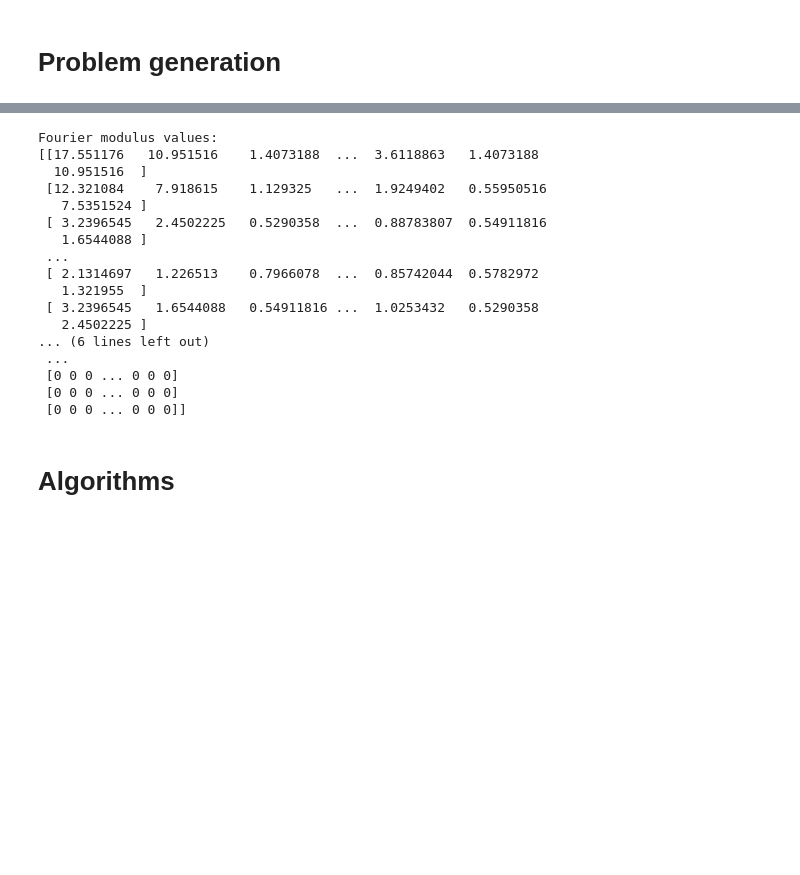
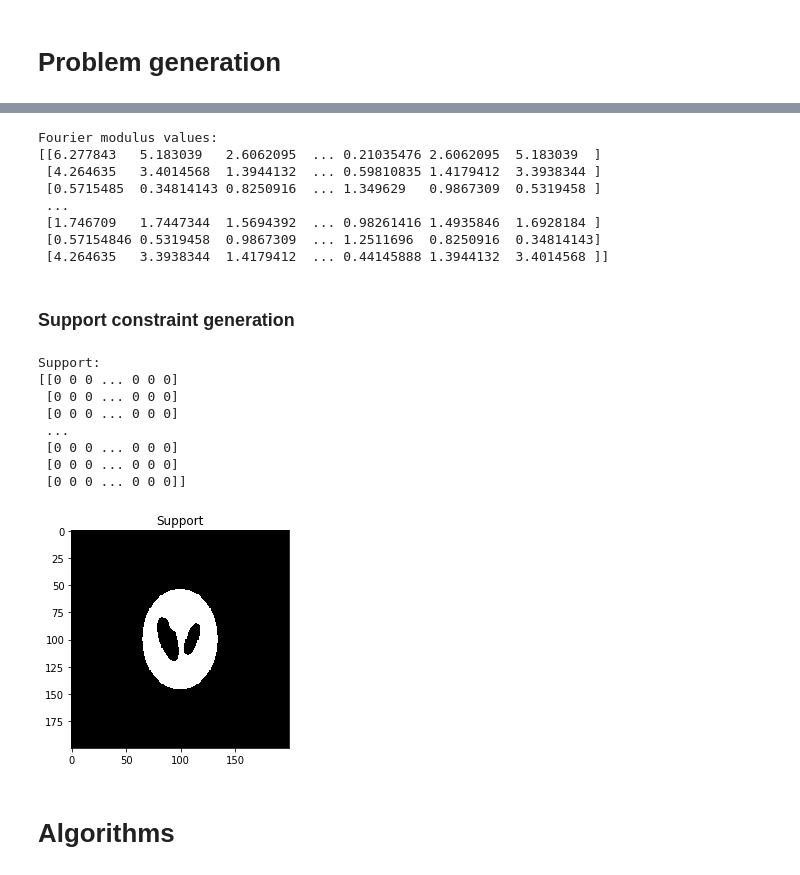
Before and after one commit to Netanyar/Phase-Retrieval, a Jupyter notebook: Problem generator + Phase Retrieval Algorithms.ipynb, the cells around one changed output, grey strips where cells are left out. Saved outputs shown, nothing was run; the diff lists cells and outputs as text; code cells hidden in the pictures; blank space fills up the shorter version.

```diff
--- a/Problem generator + Phase Retrieval Algorithms.ipynb
+++ b/Problem generator + Phase Retrieval Algorithms.ipynb
@@ -48,26 +55,16 @@ showImage(img, "Current image")
 # %%
 # Computer fourier transform/absolute value:
 b = np.abs(np.fft.fft2(img, norm='ortho'))
-supp = (img != 0).astype(int)
 print("Fourier modulus values:")
 print(b)
-print("Support:")
-print(supp)
 # %% [output]
 Fourier modulus values:
-[[17.551176   10.951516    1.4073188  ...  3.6118863   1.4073188
-  10.951516  ]
- [12.321084    7.918615    1.129325   ...  1.9249402   0.55950516
-   7.5351524 ]
- [ 3.2396545   2.4502225   0.5290358  ...  0.88783807  0.54911816
-   1.6544088 ]
+[[6.277843   5.183039   2.6062095  ... 0.21035476 2.6062095  5.183039  ]
+ [4.264635   3.4014568  1.3944132  ... 0.59810835 1.4179412  3.3938344 ]
+ [0.5715485  0.34814143 0.8250916  ... 1.349629   0.9867309  0.5319458 ]
  ...
- [ 2.1314697   1.226513    0.7966078  ...  0.85742044  0.5782972
-   1.321955  ]
- [ 3.2396545   1.6544088   0.54911816 ...  1.0253432   0.5290358
-   2.4502225 ]
-... (6 lines left out)
- ...
- [0 0 0 ... 0 0 0]
- [0 0 0 ... 0 0 0]
- [0 0 0 ... 0 0 0]]
+ [1.746709   1.7447344  1.5694392  ... 0.98261416 1.4935846  1.6928184 ]
+ [0.57154846 0.5319458  0.9867309  ... 1.2511696  0.8250916  0.34814143]
+ [4.264635   3.3938344  1.4179412  ... 0.44145888 1.3944132  3.4014568 ]]
+# %% [markdown]
+### Support constraint generation
@@ -74,3 +85,41 @@ Fourier modulus values:
+# %%
+# Perfect support
+supp = (img != 0).astype(int)
+
+# Square border with border differing from initial border by extra
+#extra = 20
+#supp = np.pad([[1 for j in range(imagedim[1]-extra)] for i in range(imagedim[0]-extra)], pad_width=bordersize+extra//2, mode='constant', constant_values=0)
+
+# Oval support (mainly useful for shepp logan since it's oval in shape to begin with)
+#supp = generateEllipse(80, 100)
+
+# Any of the above but some pixels have a chance to be wrong (maybe this simulates some kind of signal noise?)
+# Set random_chance to false for this to not happen
+random_chance = False
+on_to_off = 0.05
+off_to_on = 0.05
+if(random_chance):
+    random.seed(time.time())
+    for i in range(len(supp)):
+        for j in range(len(supp[i])):
+            if supp[i][j] == 1 and rnd() < on_to_off:
+                supp[i][j] = 0
+            if supp[i][j] == 0 and rnd() < off_to_on:
+                supp[i][j] = 1
+
+print("Support:")
+print(supp)
+showImage(supp, "Support")
+# %% [output]
+Support:
+[[0 0 0 ... 0 0 0]
+ [0 0 0 ... 0 0 0]
+ [0 0 0 ... 0 0 0]
+ ...
+ [0 0 0 ... 0 0 0]
+ [0 0 0 ... 0 0 0]
+ [0 0 0 ... 0 0 0]]
+[figure, added]
 # %% [markdown]
 # Algorithms
 # %%
```
Also changed, not shown: parts of 14 cells of this notebook.
